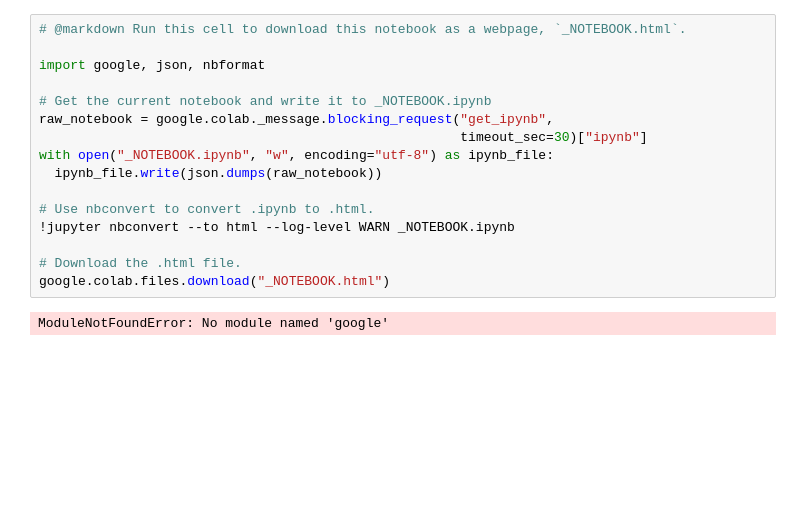
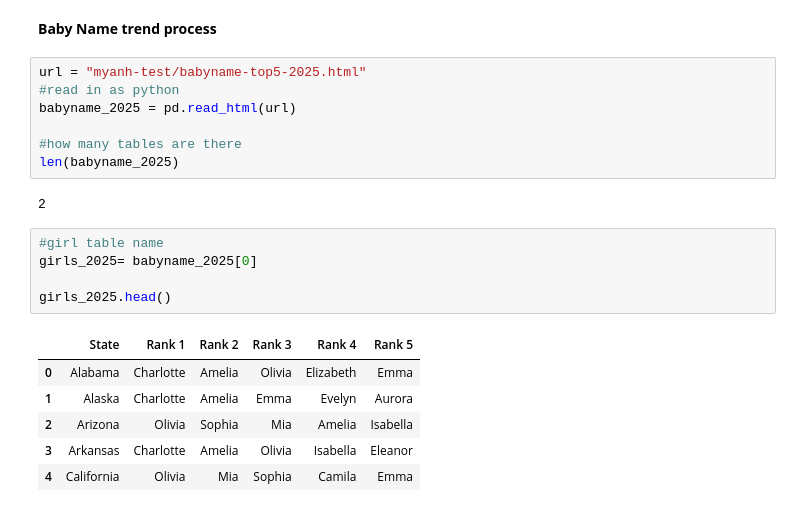
Before and after one commit to myanh2012/DATA3301-burgers, a Jupyter notebook: myanh-test.ipynb, the cells around one changed output. Cells and saved outputs as stored; diff of their text form; blank space fills up the shorter version.

```diff
--- a/myanh-test.ipynb
+++ b/myanh-test.ipynb
@@ -97,21 +86,26 @@ alt.Chart(eggs).mark_line(point=True).encode(
 )
 # %% [output]
 [interactive output not drawn]
-# %%
-# @markdown Run this cell to download this notebook as a webpage, `_NOTEBOOK.html`.
-
-import google, json, nbformat
-
-# Get the current notebook and write it to _NOTEBOOK.ipynb
-raw_notebook = google.colab._message.blocking_request("get_ipynb",
-                                                      timeout_sec=30)["ipynb"]
-with open("_NOTEBOOK.ipynb", "w", encoding="utf-8") as ipynb_file:
-  ipynb_file.write(json.dumps(raw_notebook))
-
-# Use nbconvert to convert .ipynb to .html.
-!jupyter nbconvert --to html --log-level WARN _NOTEBOOK.ipynb
-
-# Download the .html file.
-google.colab.files.download("_NOTEBOOK.html")
-# %% [output]
-ModuleNotFoundError: No module named 'google'
+# %% [markdown]
+**Baby Name trend process**
+# %%
+url = "myanh-test/babyname-top5-2025.html"
+#read in as python
+babyname_2025 = pd.read_html(url)
+
+#how many tables are there
+len(babyname_2025)
+# %% [output]
+2
+# %%
+#girl table name
+girls_2025= babyname_2025[0]
+
+girls_2025.head()
+# %% [output]
+|  | State | Rank 1 | Rank 2 | Rank 3 | Rank 4 | Rank 5 |
+| 0 | Alabama | Charlotte | Amelia | Olivia | Elizabeth | Emma |
+| 1 | Alaska | Charlotte | Amelia | Emma | Evelyn | Aurora |
+| 2 | Arizona | Olivia | Sophia | Mia | Amelia | Isabella |
+| 3 | Arkansas | Charlotte | Amelia | Olivia | Isabella | Eleanor |
+| 4 | California | Olivia | Mia | Sophia | Camila | Emma |
```
Also changed, not shown: parts of 23 cells of this notebook, 3 other files.
